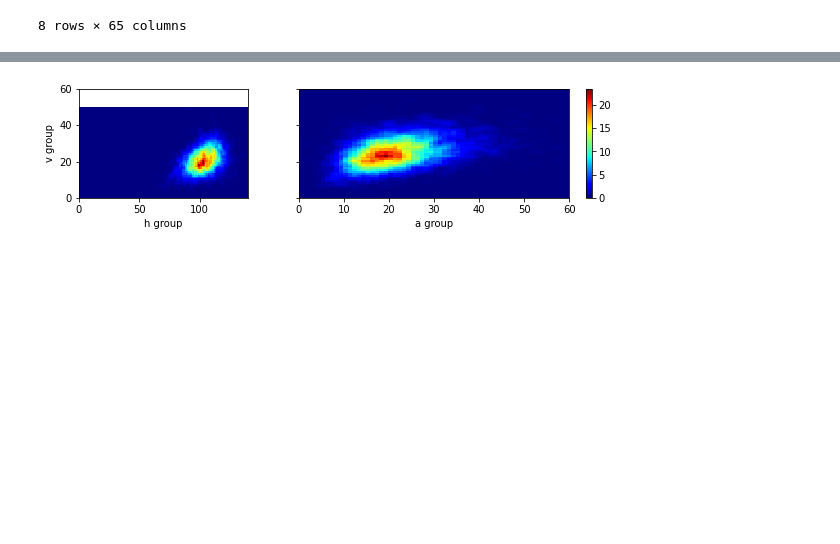
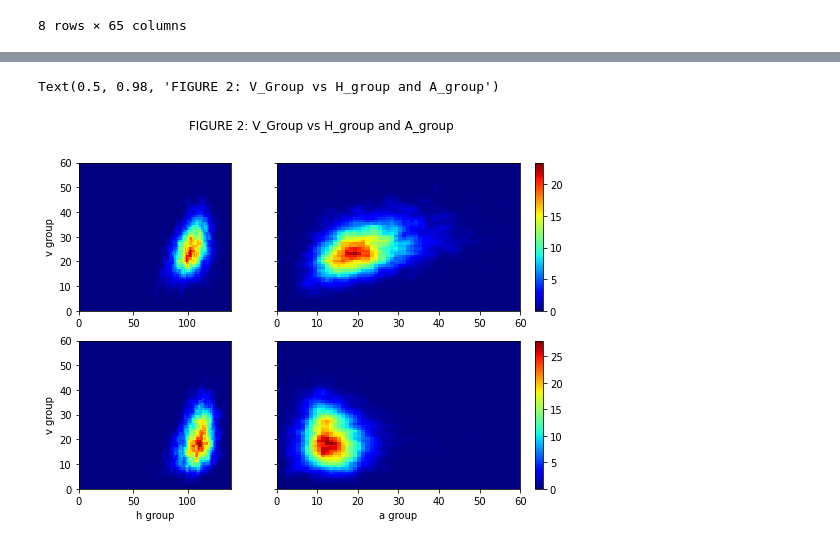
Before and after one commit to sskett/cosc301, a Jupyter notebook: density_plots.ipynb, the cells around one changed output, grey strips where cells are left out. Cells and saved outputs as stored; diff of their text form; code cells hidden in the pictures; blank space fills up the shorter version.

```diff
--- a/density_plots.ipynb
+++ b/density_plots.ipynb
@@ -124,4 +122,6 @@ def draw_prob_density(x_series, y_series, x_bins, y_bins, ax, xlab=None, ylab=No
         plt.colorbar(c, ax=ax)
     else:
         ax.pcolor(smoothing_grid, cmap='jet')
+# %%
+fig_height = 3
 # %%
@@ -134,8 +139,13 @@ draw_prob_density(play_df['offense_v_play'], play_df['offense_p_play'], 60, 50,
 # %%
-fig, axs = plt.subplots(1, 2, sharey=True, figsize=(10, 2), gridspec_kw={'width_ratios': [1, 2]})
+fig, axs = plt.subplots(2, 2, sharey=True, figsize=(3 * fig_height, fig_height * 2), gridspec_kw={'width_ratios': [1, 2]})
 
-draw_prob_density(play_df['offense_h_play'], play_df['offense_v_play'], 140, 50, axs[0], 'h group', 'v group', cbar=False)
-draw_prob_density(play_df['offense_a_play'], play_df['offense_v_play'], 60, 60, axs[1], 'a group')
+draw_prob_density(play_df['offense_h_play'], play_df['offense_v_play'], 140, 60, axs[0][0], ylab='v group', cbar=False)
+draw_prob_density(play_df['offense_a_play'], play_df['offense_v_play'], 60, 60, axs[0][1],)
+draw_prob_density(play_df['defense_h_play'], play_df['defense_v_play'], 140, 60, axs[1][0], 'h group', 'v group', cbar=False)
+draw_prob_density(play_df['defense_a_play'], play_df['defense_v_play'], 60, 60, axs[1][1], 'a group')
+
+fig.suptitle('FIGURE 2: V_Group vs H_group and A_group')
 # %% [output]
+Text(0.5, 0.98, 'FIGURE 2: V_Group vs H_group and A_group')
-[figure, old version]
+[figure, new version]
 # %%
```
Also changed, not shown: parts of 16 cells of this notebook.
